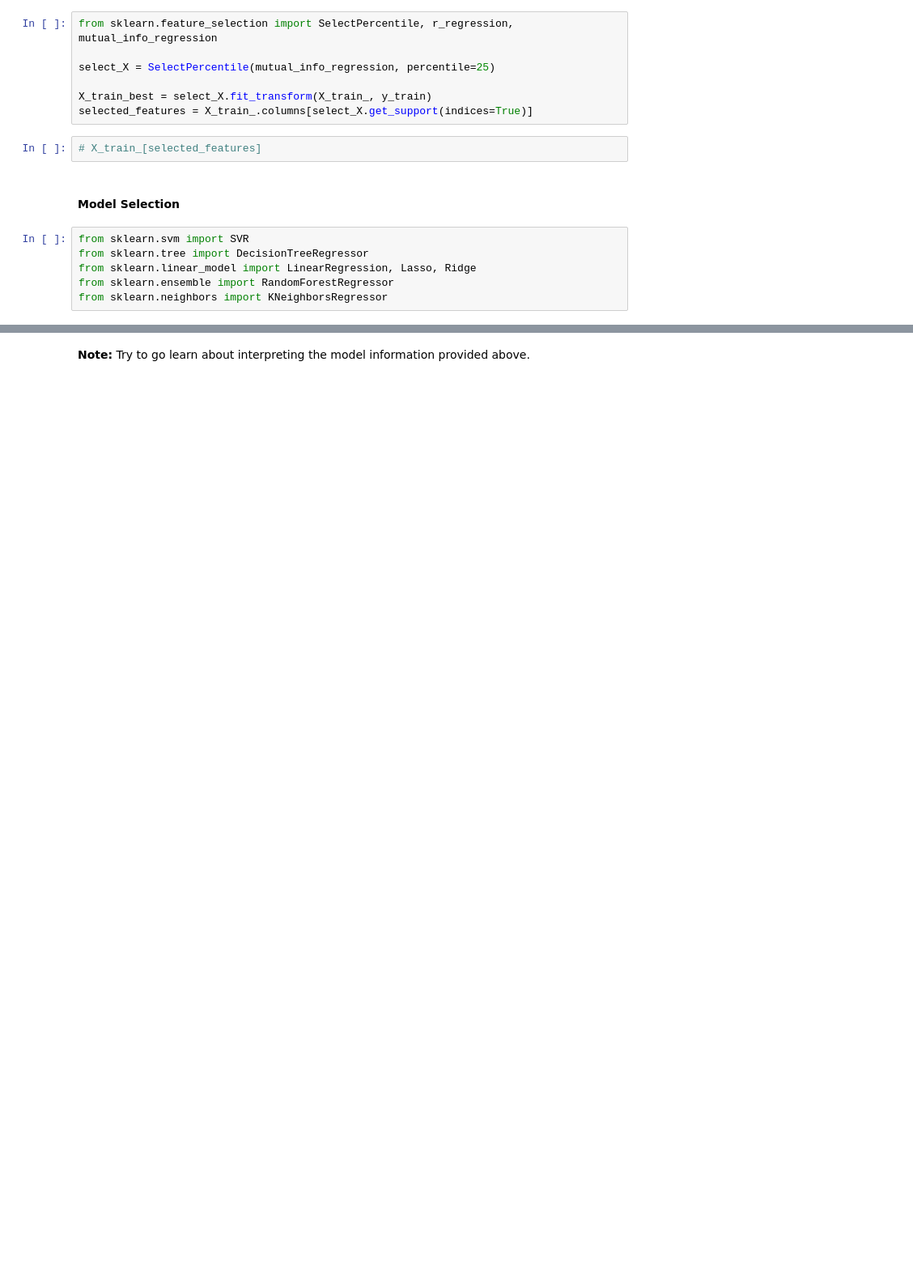
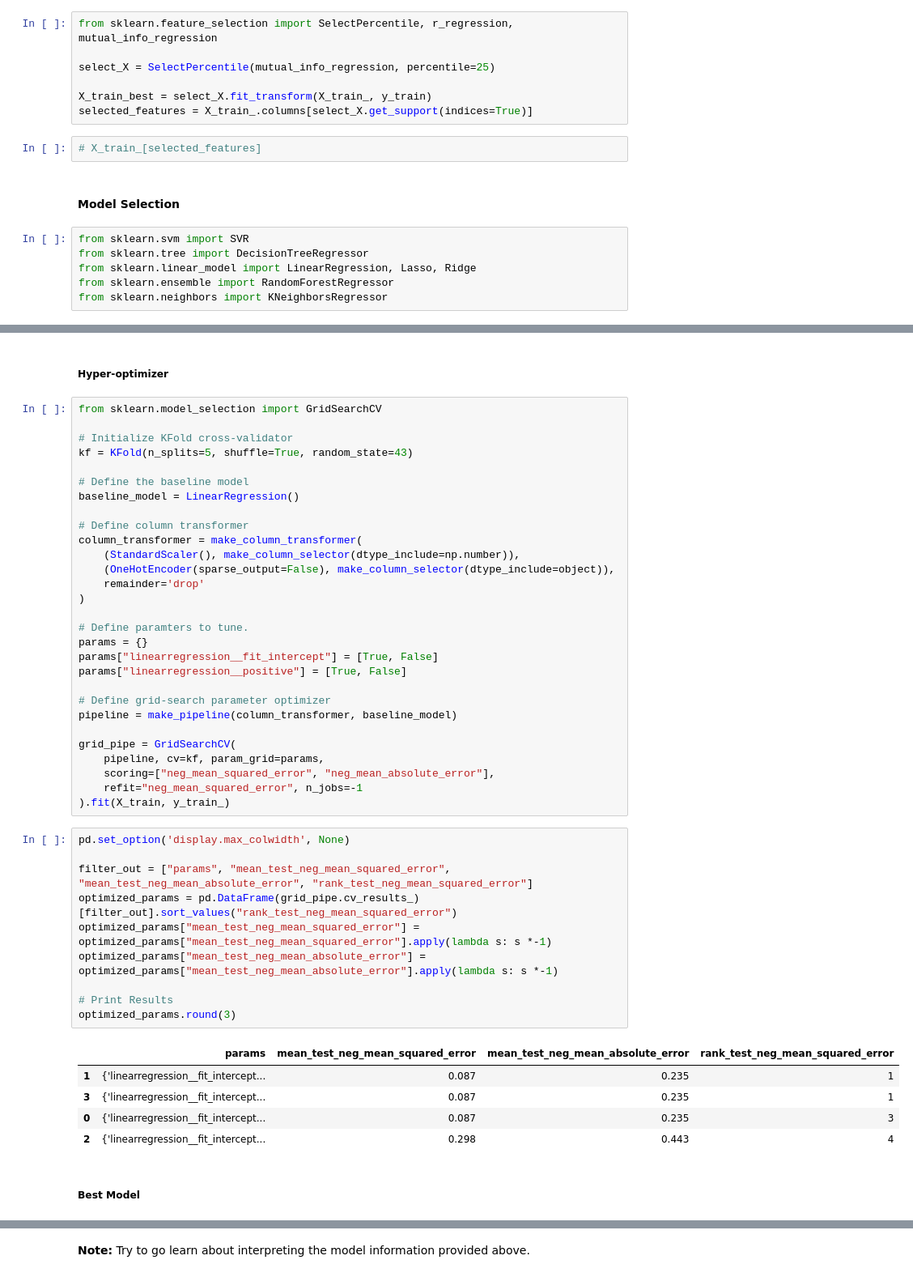
Before and after one commit to SupervisedLearning/regression-crop-yield, a Jupyter notebook: notebook_dev.ipynb, the cells around one changed output, grey strips where cells are left out. Shown: that part at 81% size. Saved outputs shown, nothing was run; the diff lists cells and outputs as text; blank space fills up the shorter version.

```diff
--- a/notebook_dev.ipynb
+++ b/notebook_dev.ipynb
@@ -184,0 +253,49 @@ test_scores
+# %% [markdown]
+##### Hyper-optimizer
+# %%
+from sklearn.model_selection import GridSearchCV
+
+# Initialize KFold cross-validator
+kf = KFold(n_splits=5, shuffle=True, random_state=43)
+
+# Define the baseline model
+baseline_model = LinearRegression()
+
+# Define column transformer
+column_transformer = make_column_transformer(
+    (StandardScaler(), make_column_selector(dtype_include=np.number)),
+    (OneHotEncoder(sparse_output=False), make_column_selector(dtype_include=object)),
+    remainder='drop'
+)
+
+# Define paramters to tune.
+params = {}
+params["linearregression__fit_intercept"] = [True, False]
+params["linearregression__positive"] = [True, False]
+
+# Define grid-search parameter optimizer
+pipeline = make_pipeline(column_transformer, baseline_model)
+
+grid_pipe = GridSearchCV(
+    pipeline, cv=kf, param_grid=params,
+    scoring=["neg_mean_squared_error", "neg_mean_absolute_error"],
+    refit="neg_mean_squared_error", n_jobs=-1
+).fit(X_train, y_train_)
+# %%
+pd.set_option('display.max_colwidth', None)
+
+filter_out = ["params", "mean_test_neg_mean_squared_error", "mean_test_neg_mean_absolute_error", "rank_test_neg_mean_squared_error"]
+optimized_params = pd.DataFrame(grid_pipe.cv_results_)[filter_out].sort_values("rank_test_neg_mean_squared_error")
+optimized_params["mean_test_neg_mean_squared_error"] = optimized_params["mean_test_neg_mean_squared_error"].apply(lambda s: s *-1)
+optimized_params["mean_test_neg_mean_absolute_error"] = optimized_params["mean_test_neg_mean_absolute_error"].apply(lambda s: s *-1)
+
+# Print Results
+optimized_params.round(3)
+# %% [output]
+|  | params | mean_test_neg_mean_squared_error | mean_test_neg_mean_absolute_error | rank_test_neg_mean_squared_error |
+| 1 | {'linearregression__fit_intercept... | 0.087 | 0.235 | 1 |
+| 3 | {'linearregression__fit_intercept... | 0.087 | 0.235 | 1 |
+| 0 | {'linearregression__fit_intercept... | 0.087 | 0.235 | 3 |
+| 2 | {'linearregression__fit_intercept... | 0.298 | 0.443 | 4 |
+# %% [markdown]
+##### Best Model
```
Also changed, not shown: parts of 15 cells of this notebook.
